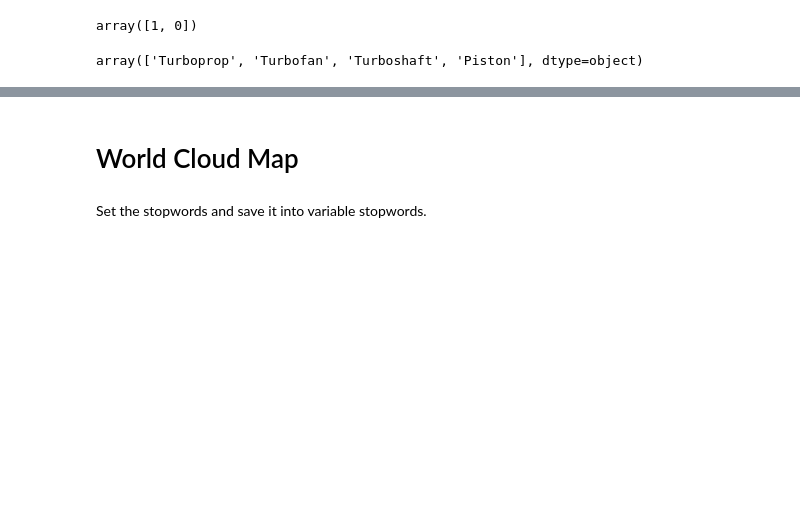
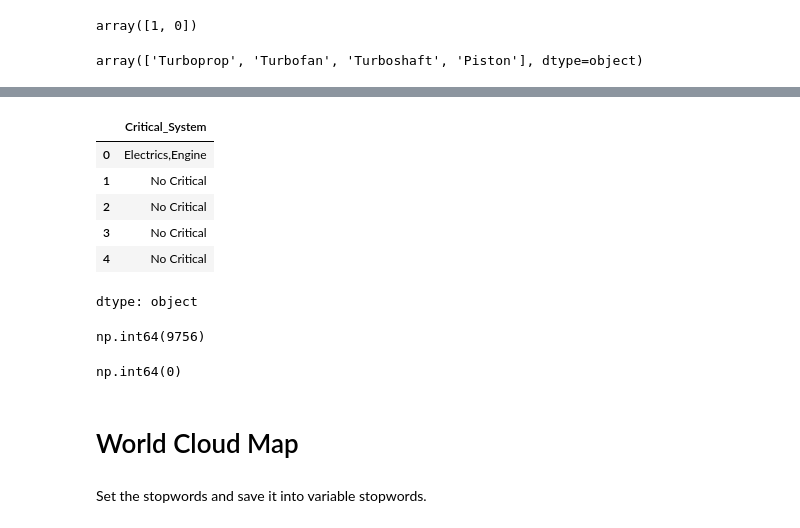
Before and after one commit to Ichsan4Fa/military_aircraft_health_data_analysis, a Jupyter notebook: military_aircraft_health_dataset.ipynb, the cells around one changed output, grey strips where cells are left out. Cells and saved outputs as stored; diff of their text form; code cells hidden in the pictures; blank space fills up the shorter version.

```diff
--- a/military_aircraft_health_dataset.ipynb
+++ b/military_aircraft_health_dataset.ipynb
@@ -72,0 +102,15 @@ array(['Turboprop', 'Turbofan', 'Turboshaft', 'Piston'], dtype=object)
+# %%
+military_aircraft_df_copy.head()
+# %% [output]
+|  | Critical_System |
+| 0 | Electrics,Engine |
+| 1 | No Critical |
+| 2 | No Critical |
+| 3 | No Critical |
+| 4 | No Critical |
+dtype: object
+# %%
+# Check duplicate
+military_aircraft_df_copy.duplicated().sum()
+# %% [output]
+np.int64(9756)
@@ -73,3 +120,8 @@ array(['Turboprop', 'Turbofan', 'Turboshaft', 'Piston'], dtype=object)
+# %%
+# Check dplicated again
+military_aircraft_df_copy.duplicated().sum()
+# %% [output]
+np.int64(0)
 # %% [markdown]
 # World Cloud Map
 # %% [markdown]
```
Also changed, not shown: parts of 11 cells of this notebook.
